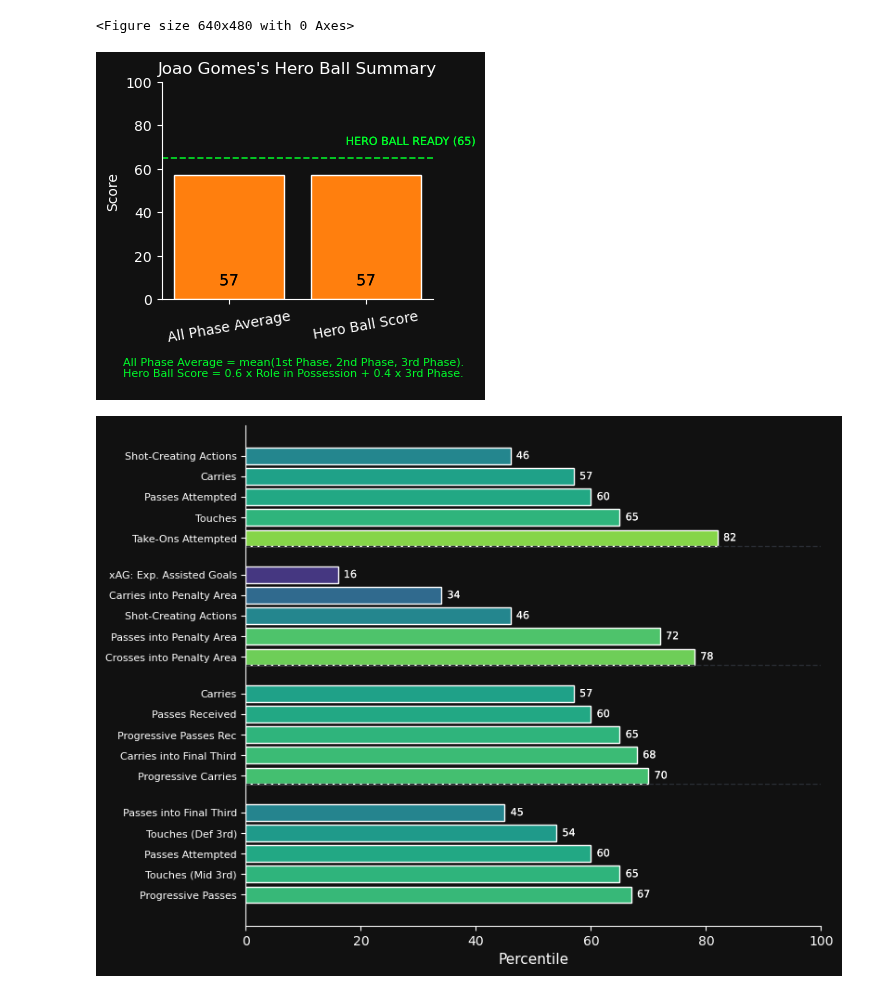
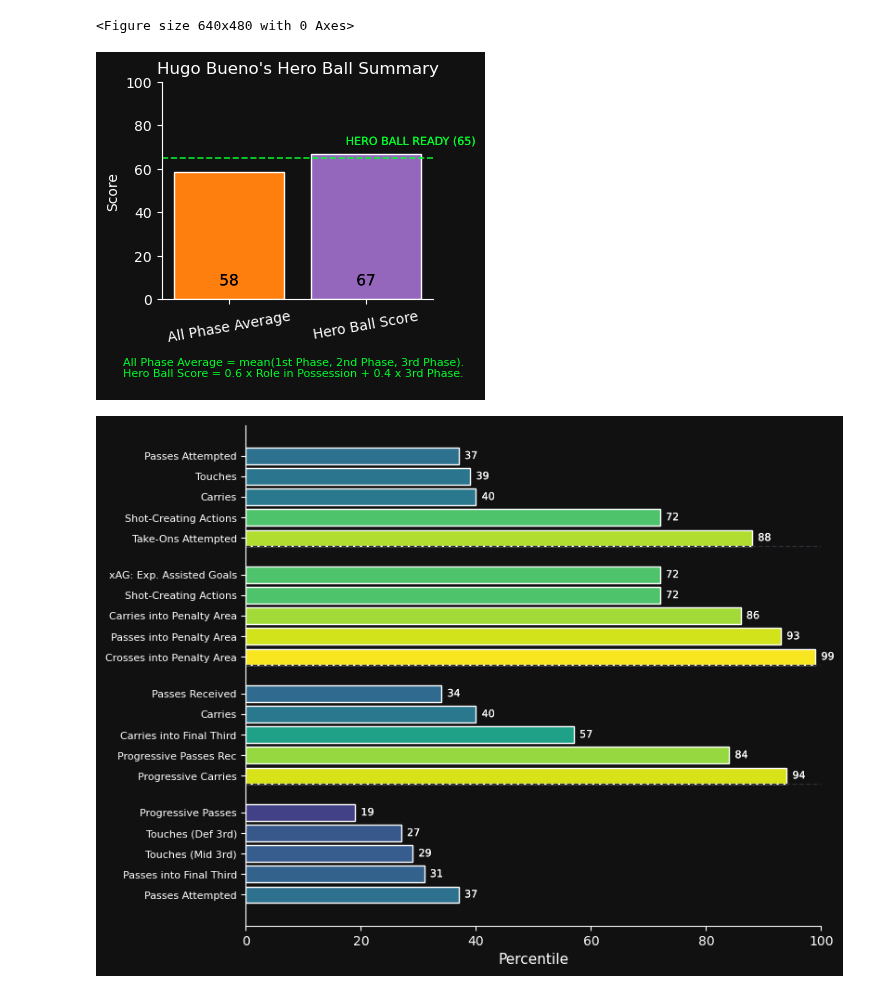
Before and after one commit to derek-chui/Football-Analytics, a Jupyter notebook: case-studies/cs4/cs4.ipynb, the cells around one changed output. Saved outputs shown, nothing was run; the diff lists cells and outputs as text; code cells hidden in the pictures.

```diff
--- a/case-studies/cs4/cs4.ipynb
+++ b/case-studies/cs4/cs4.ipynb
@@ -1,8 +1,47 @@
 # %%
+import matplotlib as mpl
+import matplotlib.pyplot as plt
+from matplotlib.patches import Rectangle
+import matplotlib.patheffects as path_effects
+
+FIG_BG = AX_BG = "#111111"
+SHOW_FIGS = True
+
+TILE_BG   = "#1d1d1d"
+TILE_EDGE = "#2b2b2b"
+
+DEF_COLOR    = "#d62728"
+PROG_COLOR   = "#1f77b4"
+AERIAL_COLOR = "#ff7f0e"
+PASS_COLOR   = "#2ca02c"
+
+def stroke_txt(txt=None, lw=1.5):
+    return [
+        path_effects.Stroke(linewidth=lw, foreground="black"),
+        path_effects.Normal()
+    ]
+
+def clean_axis(ax):
+    ax.spines["top"].set_visible(False)
+    ax.spines["right"].set_visible(False)
+    ax.grid(False)
+
+mpl.rcParams.update({
+    "figure.facecolor": FIG_BG,
+    "axes.facecolor": AX_BG,
+    "savefig.facecolor": FIG_BG,
+    "axes.edgecolor": "white",
+    "axes.labelcolor": "white",
+    "xtick.color": "white",
+    "ytick.color": "white",
+    "text.color": "white",
+})
+
+
 import pandas as pd
 
 WORKBOOK = "cs4.xlsx"
-PLAYER_SHEET = "Joao Gomes"
+PLAYER_SHEET = "Hugo Bueno"
 
 raw = pd.read_excel(WORKBOOK, sheet_name=PLAYER_SHEET, header=0)
 
@@ -479,3 +518,3 @@ Summary scores:
 <Figure size 640x480 with 0 Axes>
-[figure, old version]
+[figure, new version]
-[figure, old version]
+[figure, new version]
```
Also changed, not shown: parts of 1 cell of this notebook, 13 other files.
